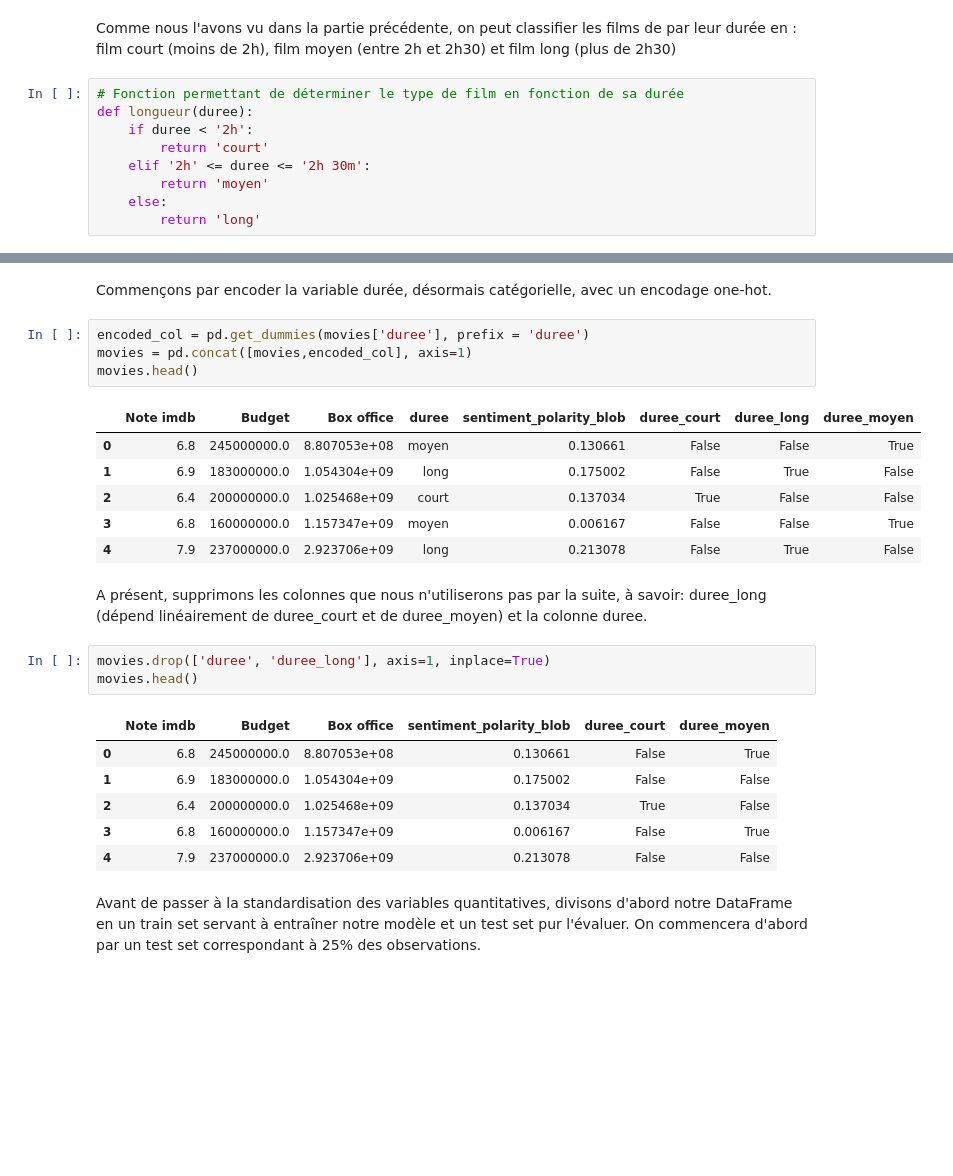
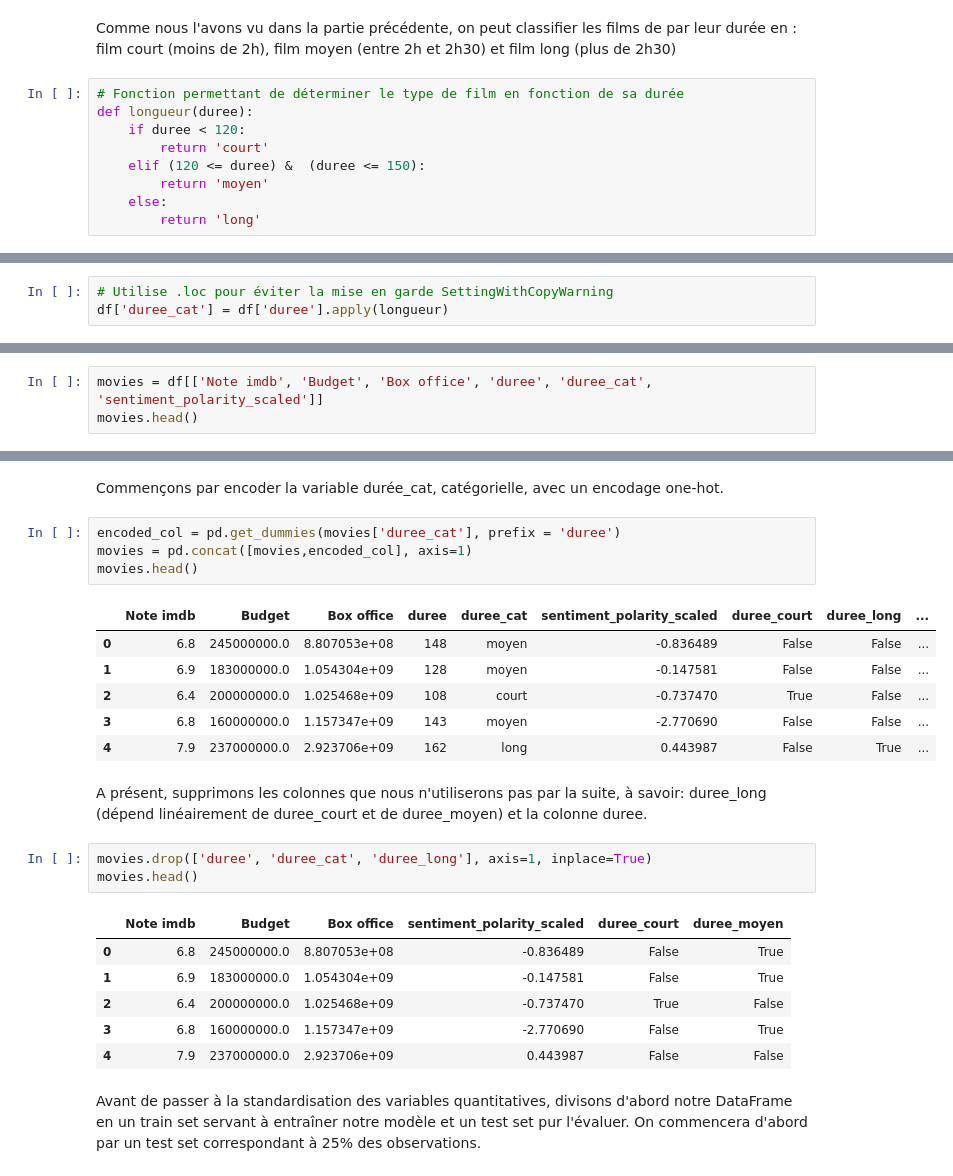
Before and after one commit to LouisArmand0/Projet_Python, a Jupyter notebook: main.ipynb, the cells around one changed output, grey strips where cells are left out. Drawn from its saved outputs; the diff is of its cells as text; blank space fills up the shorter version.

```diff
--- a/main.ipynb
+++ b/main.ipynb
@@ -1230,9 +1159,9 @@ Comme nous l'avons vu dans la partie précédente, on peut classifier les films
 # %%
 # Fonction permettant de déterminer le type de film en fonction de sa durée
 def longueur(duree):
-    if duree < '2h':
+    if duree < 120:
         return 'court'
-    elif '2h' <= duree <= '2h 30m':
+    elif (120 <= duree) &  (duree <= 150):
         return 'moyen'
     else:
         return 'long'
@@ -1240,0 +1168,3 @@ movies['duree'] = movies['duree'].apply(longueur)
+# %%
+# Utilise .loc pour éviter la mise en garde SettingWithCopyWarning
+df['duree_cat'] = df['duree'].apply(longueur)
@@ -1240,0 +1173,3 @@ movies['duree'] = movies['duree'].apply(longueur)
+# %%
+movies = df[['Note imdb', 'Budget', 'Box office', 'duree', 'duree_cat', 'sentiment_polarity_scaled']]
+movies.head()
@@ -1241,28 +1183,28 @@ movies['duree'] = movies['duree'].apply(longueur)
 # %% [markdown]
-Commençons par encoder la variable durée, désormais catégorielle, avec un encodage one-hot.
+Commençons par encoder la variable durée_cat, catégorielle, avec un encodage one-hot.
 # %%
-encoded_col = pd.get_dummies(movies['duree'], prefix = 'duree')
+encoded_col = pd.get_dummies(movies['duree_cat'], prefix = 'duree')
 movies = pd.concat([movies,encoded_col], axis=1)
 movies.head()
 # %% [output]
-|  | Note imdb | Budget | Box office | duree | sentiment_polarity_blob | duree_court | duree_long | duree_moyen |
-| 0 | 6.8 | 245000000.0 | 8.807053e+08 | moyen | 0.130661 | False | False | True |
-| 1 | 6.9 | 183000000.0 | 1.054304e+09 | long | 0.175002 | False | True | False |
-| 2 | 6.4 | 200000000.0 | 1.025468e+09 | court | 0.137034 | True | False | False |
-| 3 | 6.8 | 160000000.0 | 1.157347e+09 | moyen | 0.006167 | False | False | True |
-| 4 | 7.9 | 237000000.0 | 2.923706e+09 | long | 0.213078 | False | True | False |
+|  | Note imdb | Budget | Box office | duree | duree_cat | sentiment_polarity_scaled | duree_court | duree_long | ... |
+| 0 | 6.8 | 245000000.0 | 8.807053e+08 | 148 | moyen | -0.836489 | False | False | ... |
+| 1 | 6.9 | 183000000.0 | 1.054304e+09 | 128 | moyen | -0.147581 | False | False | ... |
+| 2 | 6.4 | 200000000.0 | 1.025468e+09 | 108 | court | -0.737470 | True | False | ... |
+| 3 | 6.8 | 160000000.0 | 1.157347e+09 | 143 | moyen | -2.770690 | False | False | ... |
+| 4 | 7.9 | 237000000.0 | 2.923706e+09 | 162 | long | 0.443987 | False | True | ... |
 # %% [markdown]
 A présent, supprimons les colonnes que nous n'utiliserons pas par la suite, à savoir: duree_long (dépend linéairement de duree_court et de duree_moyen) et la colonne duree.
 # %%
-movies.drop(['duree', 'duree_long'], axis=1, inplace=True)
+movies.drop(['duree', 'duree_cat', 'duree_long'], axis=1, inplace=True)
 movies.head()
 # %% [output]
-|  | Note imdb | Budget | Box office | sentiment_polarity_blob | duree_court | duree_moyen |
-| 0 | 6.8 | 245000000.0 | 8.807053e+08 | 0.130661 | False | True |
-| 1 | 6.9 | 183000000.0 | 1.054304e+09 | 0.175002 | False | False |
-| 2 | 6.4 | 200000000.0 | 1.025468e+09 | 0.137034 | True | False |
-| 3 | 6.8 | 160000000.0 | 1.157347e+09 | 0.006167 | False | True |
-| 4 | 7.9 | 237000000.0 | 2.923706e+09 | 0.213078 | False | False |
+|  | Note imdb | Budget | Box office | sentiment_polarity_scaled | duree_court | duree_moyen |
+| 0 | 6.8 | 245000000.0 | 8.807053e+08 | -0.836489 | False | True |
+| 1 | 6.9 | 183000000.0 | 1.054304e+09 | -0.147581 | False | True |
+| 2 | 6.4 | 200000000.0 | 1.025468e+09 | -0.737470 | True | False |
+| 3 | 6.8 | 160000000.0 | 1.157347e+09 | -2.770690 | False | True |
+| 4 | 7.9 | 237000000.0 | 2.923706e+09 | 0.443987 | False | False |
 # %% [markdown]
 Avant de passer à la standardisation des variables quantitatives, divisons d'abord notre DataFrame en un train set servant à entraîner notre modèle et un test set pur l'évaluer. On commencera d'abord par un test set correspondant à 25% des observations.
 # %%
```
Also changed, not shown: parts of 78 cells of this notebook.
